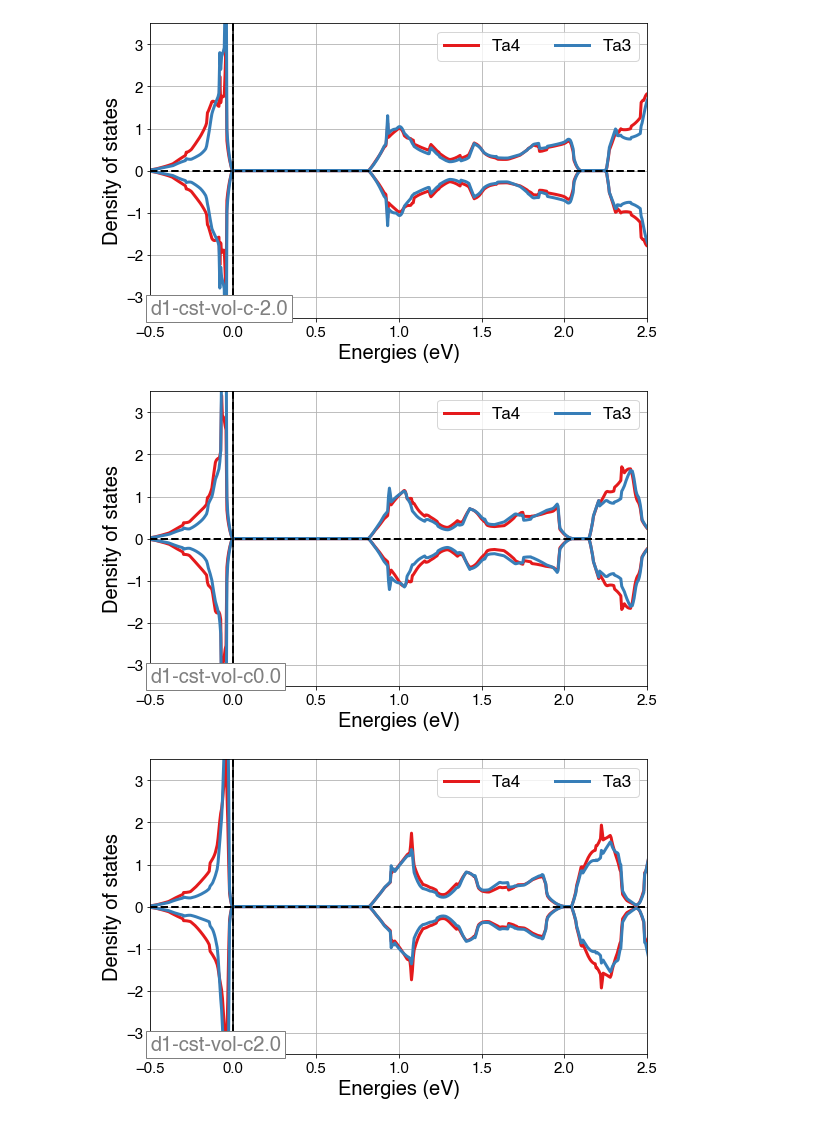
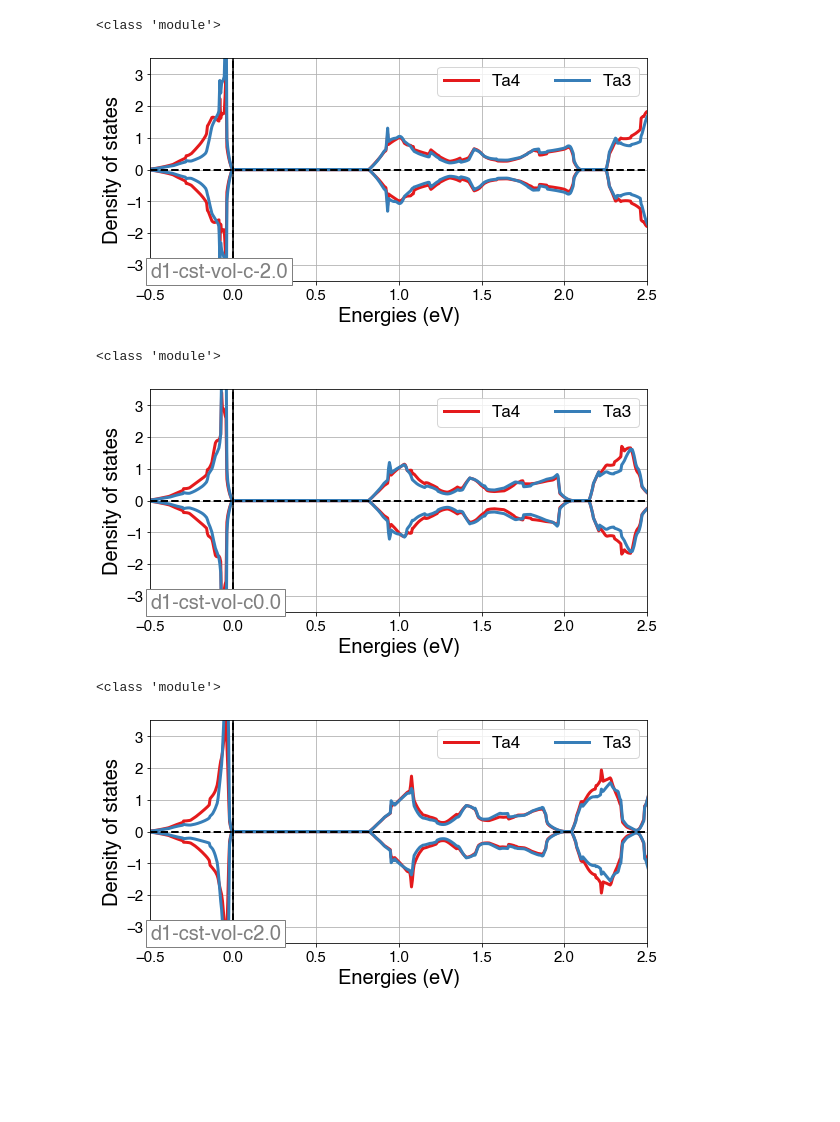
Before and after one commit to kyledmiller/kdm_vault, a Jupyter notebook: scripts_dft/plot_dos.ipynb, the cells around one changed output. Saved outputs shown, nothing was run; the diff lists cells and outputs as text; code cells hidden in the pictures; blank space fills up the shorter version.

```diff
--- a/scripts_dft/plot_dos.ipynb
+++ b/scripts_dft/plot_dos.ipynb
@@ -162,10 +198,13 @@ def plot_dos(prefix, loc, iters_1, dos_type, by_element=[], by_site=[], projecti
 # %%
 loc = home + '/Projects/trirutiles-study/carrier_doping/strain-is2-estruc/vasprun-dos'
 iters = [np.round(item, 1) for item in np.linspace(-2,2,3)]
 
 plot_dos("d1-cst-vol-c", loc, iters, 'site', by_site=[3,4], norm_factor=2,
-         xlims=[-0.5, 2.5], ylims=[-3.5,3.5])
+         xlims=[-0.5, 2.5], ylims=[-3.5,3.5], height=4)
 # %% [output]
+<class 'module'>
-[figure, old version]
+[figure, new version]
+<class 'module'>
-[figure, old version]
+[figure, new version]
+<class 'module'>
-[figure, old version]
+[figure, new version]
```
Also changed, not shown: parts of 5 cells of this notebook, 3 other files.
